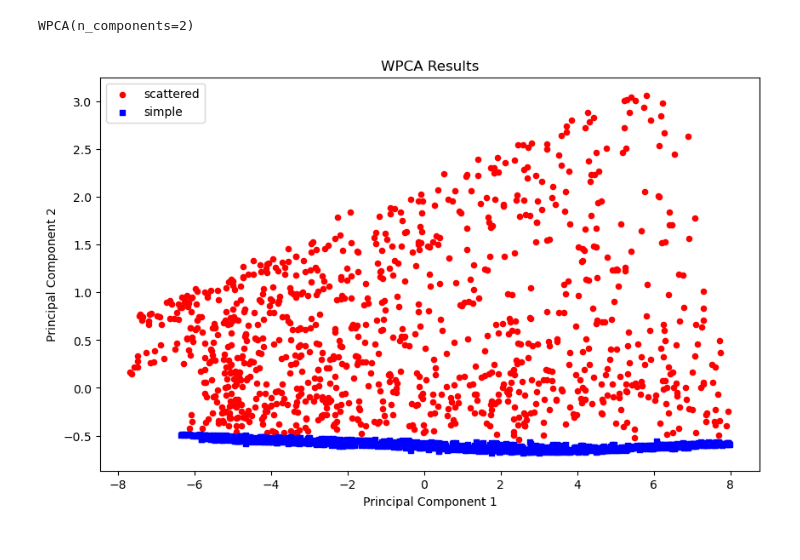
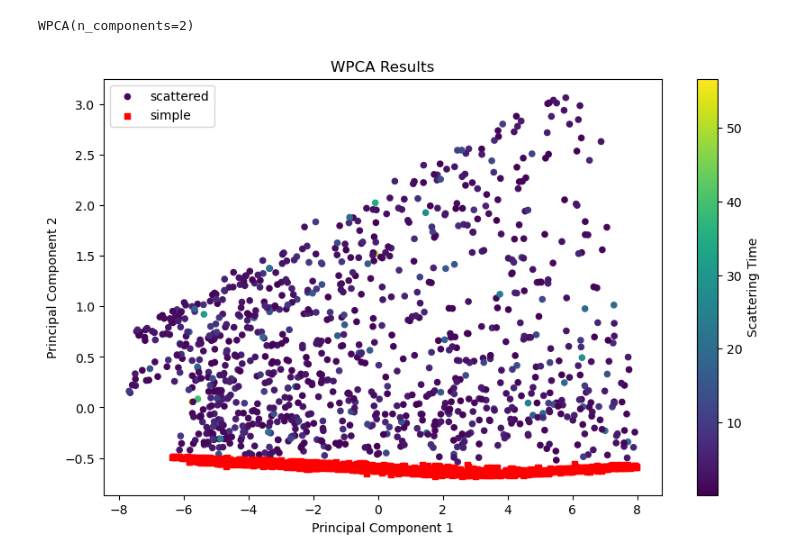
Before and after one commit to SRON-API-DataMagic/Rep_Learn_FRB, a Jupyter notebook: WPCA.ipynb, the cells around one changed output. Cells and saved outputs as stored; diff of their text form; code cells hidden in the pictures.

Commit message:
colored by scattering

```diff
--- a/WPCA.ipynb
+++ b/WPCA.ipynb
@@ -112,27 +113,36 @@ WPCA(n_components=2)
 transformed_fit = wpca.fit_transform(combined_data_2d)
 wpca1 = wpca.transform(normalized_lightcurves_scattered)
 wpca2 = wpca.transform(normalized_lightcurves_simple)
+# %%
+# Load the scattering times from the CSV files
+data_info_simple = pd.read_csv("simulated_simple_bursts/simulated_simple_bursts.csv")
+scattering_times_simple = data_info_simple['tau'].to_numpy()
+
+data_info_scattered = pd.read_csv("simulated_scattered_bursts/simulated_scattered_bursts.csv")
+scattering_times_scattered = data_info_scattered['tau'].to_numpy()
 # %%
 # Set the figure size
 plt.figure(figsize=(10, 6))
 
-# Scatter plot for WPCA results in red for 'scattered'
-plt.scatter(wpca1[:, 0], wpca1[:, 1], c='r', label='scattered', marker='o', s=20)
-
-# Scatter plot for WPCA results in blue for 'simple'
-plt.scatter(wpca2[:, 0], wpca2[:, 1], c='b', label='simple', marker='s', s=20)
+# Create a scatter plot where points are colored by scattering times
+scatter =plt.scatter(wpca1[:, 0], wpca1[:, 1], c=scattering_times_scattered, cmap='viridis', label='scattered', marker='o', s=20)
+plt.scatter(wpca2[:, 0], wpca2[:, 1], c='r', label='simple', marker='s', s=20)
 
 # Set axis labels
 plt.xlabel('Principal Component 1')
 plt.ylabel('Principal Component 2')
 
 # Set a title for the plot
 plt.title('WPCA Results')
 
+# Add a color bar
+cbar = plt.colorbar(scatter)
+cbar.set_label('Scattering Time')
+
 # Display a legend to differentiate the two datasets
 plt.legend()
 
 # Show the plot
 plt.show()
 # %% [output]
-[figure, old version]
+[figure, new version]
```
Also changed, not shown: parts of 1 cell of this notebook.
